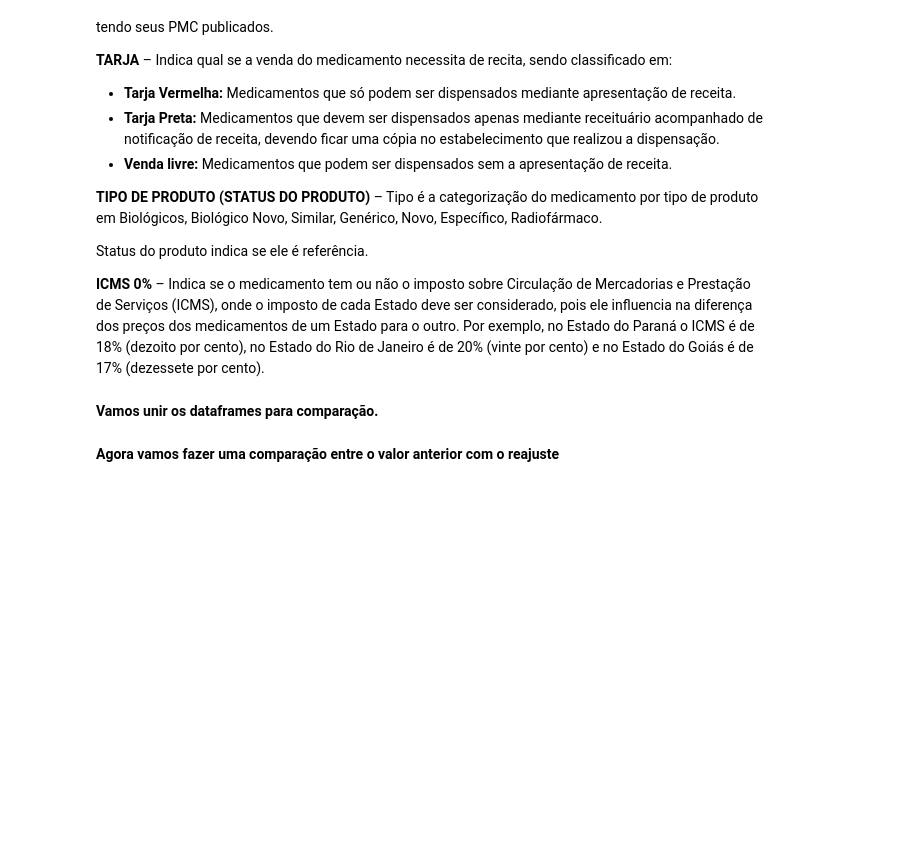
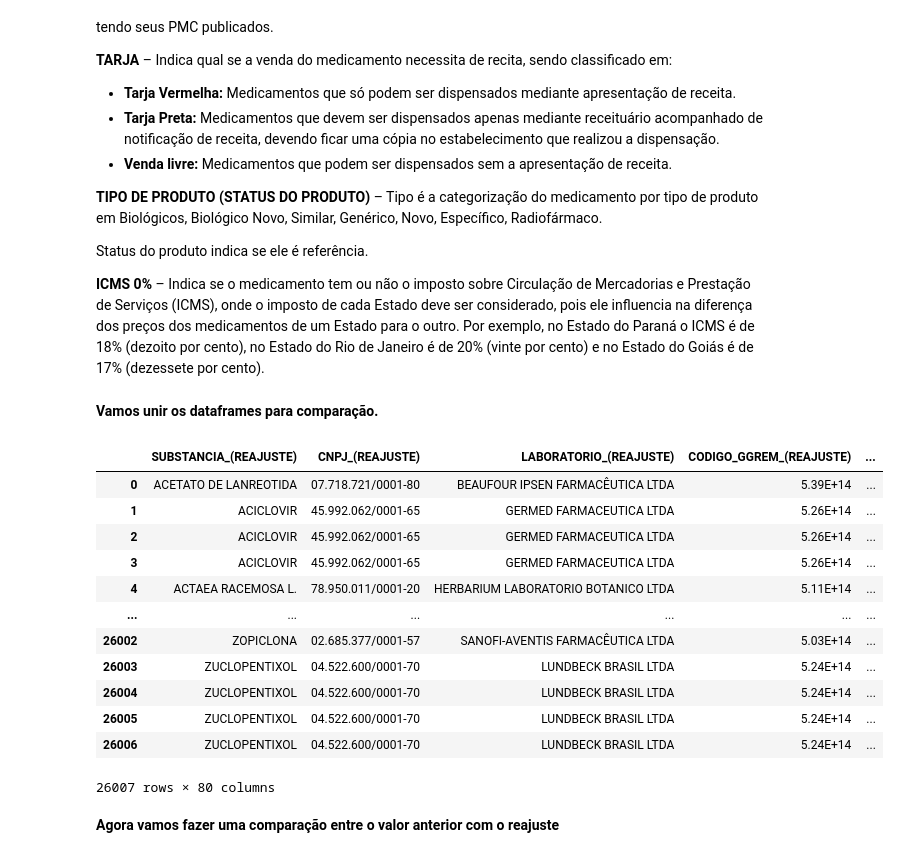
Before and after one commit to wagner-skiter/Projeto-API_aumento_preco_medicamento_2021, a Jupyter notebook: projeto_api_aumento_preco_medicamento_part_4.ipynb, the cells around one changed output. Cells and saved outputs as stored; diff of their text form; code cells hidden in the pictures; blank space fills up the shorter version.

```diff
--- a/projeto_api_aumento_preco_medicamento_part_4.ipynb
+++ b/projeto_api_aumento_preco_medicamento_part_4.ipynb
@@ -203,6 +203,22 @@ df_merge = reajuste.merge(anterior, how = 'left', left_on = ['CNPJ_(REAJUSTE)',
 # %%
 df_merge['PF_Sem_Impostos_(REAJUSTE)'] = df_merge['PF_Sem_Impostos_(REAJUSTE)'].astype('float')
 df_merge['PF_Sem_Impostos'] = df_merge['PF_Sem_Impostos'].astype('float')
+# %%
+df_merge
+# %% [output]
+|  | SUBSTANCIA_(REAJUSTE) | CNPJ_(REAJUSTE) | LABORATORIO_(REAJUSTE) | CODIGO_GGREM_(REAJUSTE) | ... |
+| 0 | ACETATO DE LANREOTIDA | 07.718.721/0001-80 | BEAUFOUR IPSEN FARMACÊUTICA LTDA | 5.39E+14 | ... |
+| 1 | ACICLOVIR | 45.992.062/0001-65 | GERMED FARMACEUTICA LTDA | 5.26E+14 | ... |
+| 2 | ACICLOVIR | 45.992.062/0001-65 | GERMED FARMACEUTICA LTDA | 5.26E+14 | ... |
+| 3 | ACICLOVIR | 45.992.062/0001-65 | GERMED FARMACEUTICA LTDA | 5.26E+14 | ... |
+| 4 | ACTAEA RACEMOSA L. | 78.950.011/0001-20 | HERBARIUM LABORATORIO BOTANICO LTDA | 5.11E+14 | ... |
+| ... | ... | ... | ... | ... | ... |
+| 26002 | ZOPICLONA | 02.685.377/0001-57 | SANOFI-AVENTIS FARMACÊUTICA LTDA | 5.03E+14 | ... |
+| 26003 | ZUCLOPENTIXOL | 04.522.600/0001-70 | LUNDBECK BRASIL LTDA | 5.24E+14 | ... |
+| 26004 | ZUCLOPENTIXOL | 04.522.600/0001-70 | LUNDBECK BRASIL LTDA | 5.24E+14 | ... |
+| 26005 | ZUCLOPENTIXOL | 04.522.600/0001-70 | LUNDBECK BRASIL LTDA | 5.24E+14 | ... |
+| 26006 | ZUCLOPENTIXOL | 04.522.600/0001-70 | LUNDBECK BRASIL LTDA | 5.24E+14 | ... |
+26007 rows × 80 columns
 # %% [markdown]
 **Agora vamos fazer uma comparação entre o valor anterior com o reajuste**
 # %%
```
Also changed, not shown: parts of 11 cells of this notebook.
